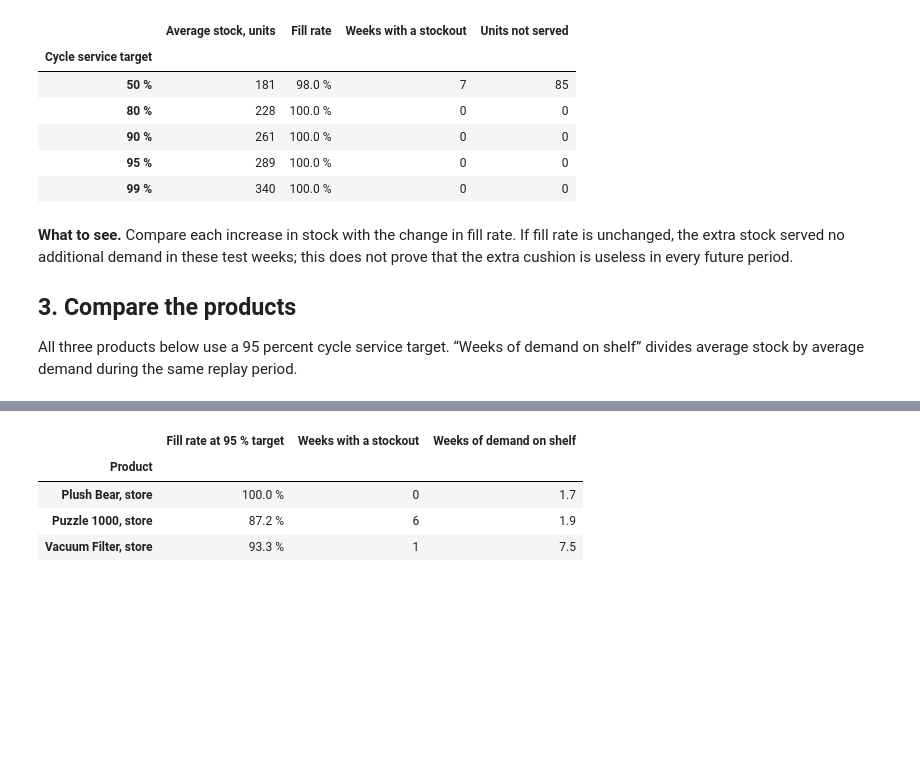
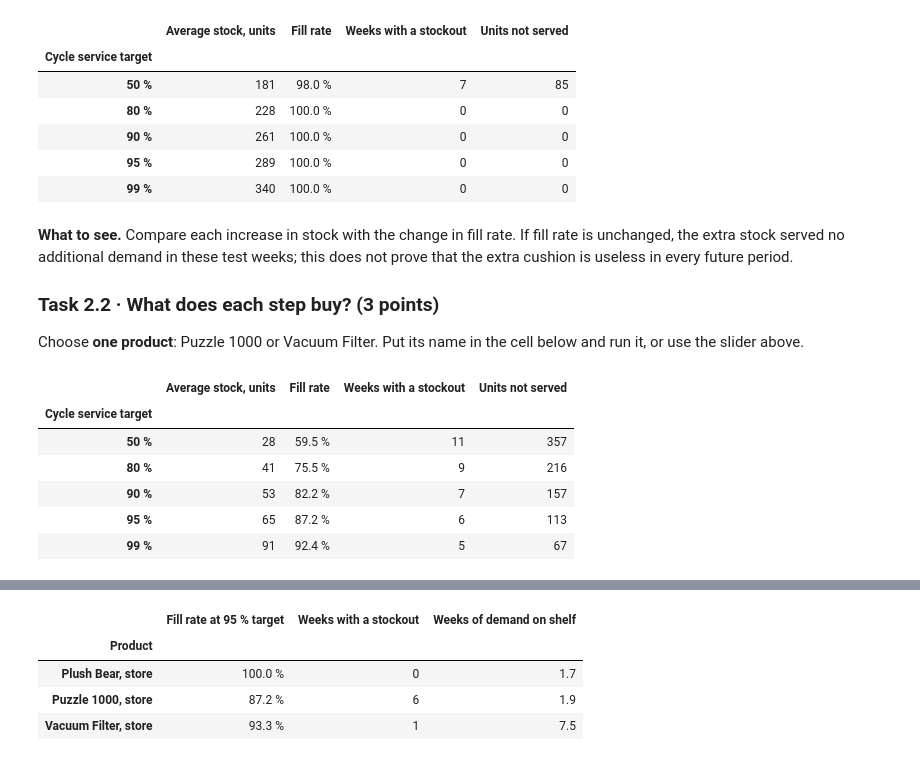
Before and after one commit to FH-Prevail/jku_course, a Jupyter notebook: notebooks/2_forecast_to_stock.ipynb, the cells around one changed output, grey strips where cells are left out. Cells and saved outputs as stored; diff of their text form; code cells hidden in the pictures; blank space fills up the shorter version.

Commit message:
Graded individual assignment in notebooks 1 and 2, course credit split, assignment slide

```diff
--- a/notebooks/2_forecast_to_stock.ipynb
+++ b/notebooks/2_forecast_to_stock.ipynb
@@ -223,6 +258,16 @@ stock_table('Plush Bear, store')
 # %% [markdown]
 **What to see.** Compare each increase in stock with the change in fill rate. If fill rate is unchanged, the extra stock served no additional demand in these test weeks; this does not prove that the extra cushion is useless in every future period.
 
-## 3. Compare the products
+### Task 2.2 · What does each step buy? (3 points)
 
-All three products below use a 95 percent cycle service target. “Weeks of demand on shelf” divides average stock by average demand during the same replay period.
+Choose **one product**: Puzzle 1000 or Vacuum Filter. Put its name in the cell below and run it, or use the slider above.
+# %%
+stock_table("Puzzle 1000, store")   # or "Vacuum Filter, store"
+# %% [output]
+|  | Average stock, units | Fill rate | Weeks with a stockout | Units not served |
+| Cycle service target |  |  |  |  |
+| 50 % | 28 | 59.5 % | 11 | 357 |
+| 80 % | 41 | 75.5 % | 9 | 216 |
+| 90 % | 53 | 82.2 % | 7 | 157 |
+| 95 % | 65 | 87.2 % | 6 | 113 |
+| 99 % | 91 | 92.4 % | 5 | 67 |
```
Also changed, not shown: parts of 14 cells of this notebook, 10 other files.
